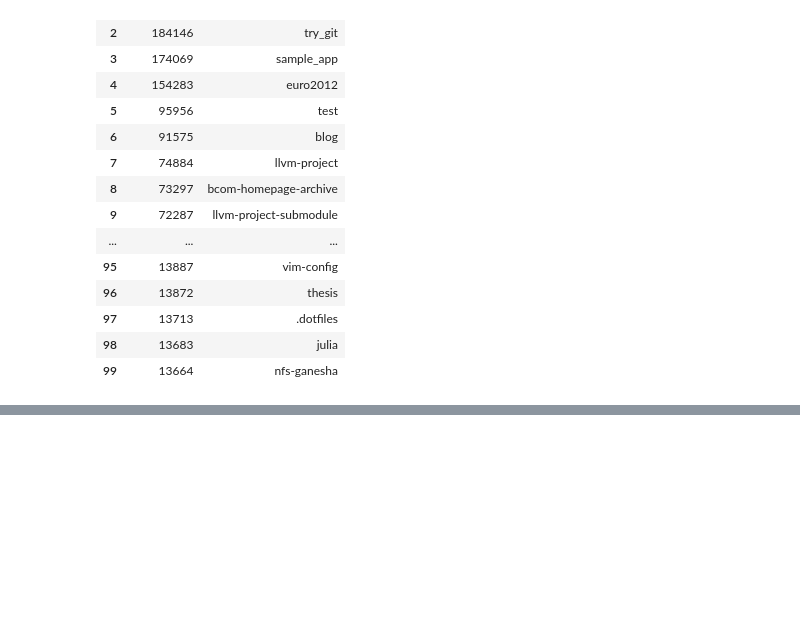
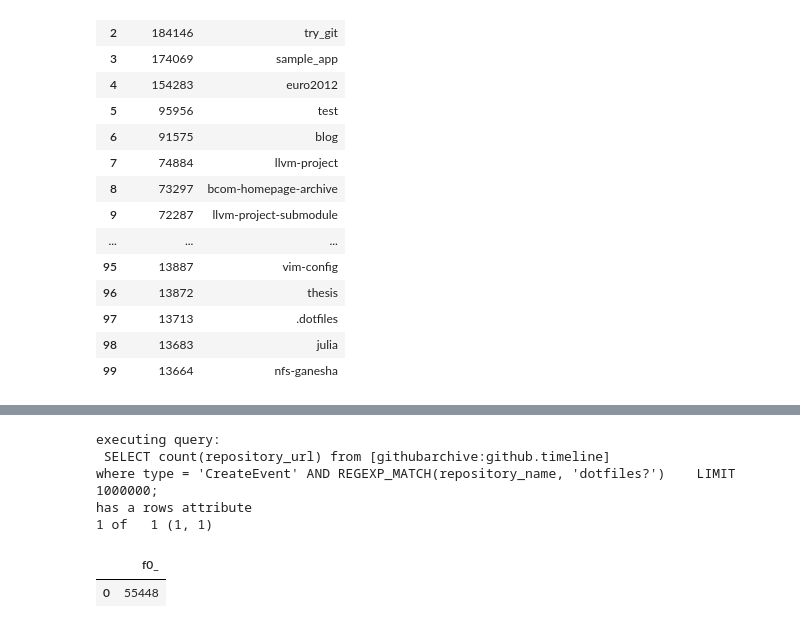
Before and after one commit to metacommunities/metacommunities, a Jupyter notebook: GithubArchive exploration.ipynb, the cells around one changed output, grey strips where cells are left out. Saved outputs shown, nothing was run; the diff lists cells and outputs as text; code cells hidden in the pictures; blank space fills up the shorter version.

```diff
--- a/GithubArchive exploration.ipynb
+++ b/GithubArchive exploration.ipynb
@@ -117,0 +178,13 @@ The ordering changes here, although many of the same repo names appear. But that
+# %%
+query5  = """ SELECT count(repository_url) from [githubarchive:github.timeline]
+where type = 'CreateEvent' AND REGEXP_MATCH(repository_name, 'dotfiles?')"""
+
+dotfile_repo_count = gbq.query_table(query5)
+# %% [output]
+executing query:
+ SELECT count(repository_url) from [githubarchive:github.timeline]
+where type = 'CreateEvent' AND REGEXP_MATCH(repository_name, 'dotfiles?')    LIMIT 1000000;
+has a rows attribute
+1 of   1 (1, 1)
+|  | f0_ |
+| 0 | 55448 |
```
Also changed, not shown: parts of 14 cells of this notebook, 1 other file.
